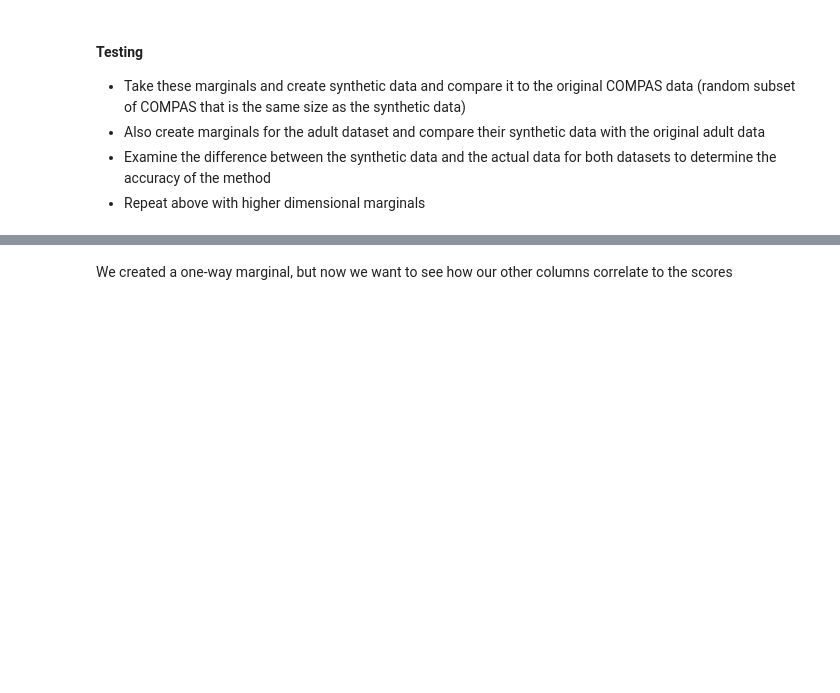
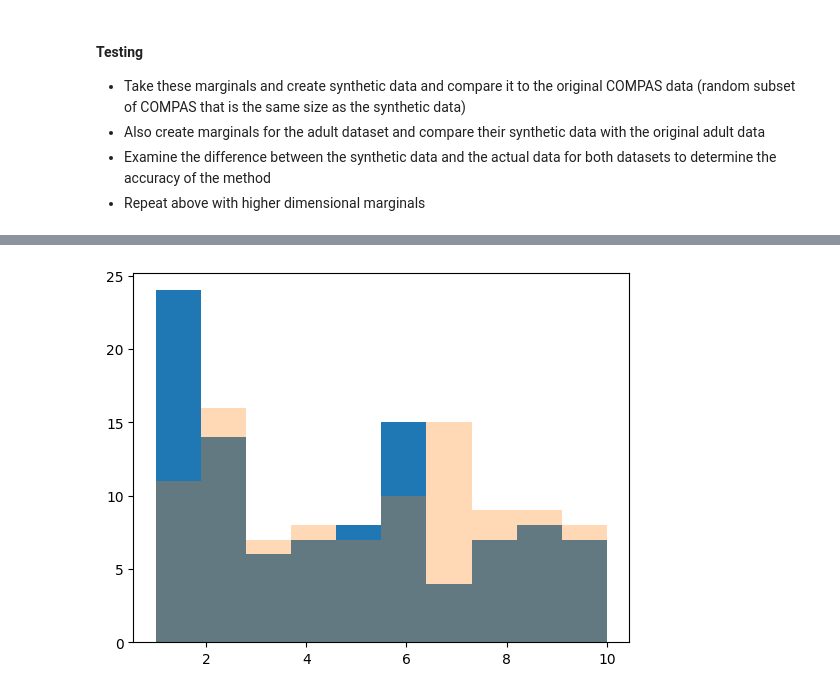
Before and after one commit to CFurch/cs3110-final-project, a Jupyter notebook: COMPAS Recidivism Analysis.ipynb, the cells around one changed output, grey strips where cells are left out. Drawn from its saved outputs; the diff is of its cells as text; code cells hidden in the pictures; blank space fills up the shorter version.

```diff
--- a/COMPAS Recidivism Analysis.ipynb
+++ b/COMPAS Recidivism Analysis.ipynb
@@ -198,3 +199,6 @@ syn_data
 100 rows × 2 columns
 # %%
 # Pull random sample data from the COMPAS dataset
+random_subset = [random.randrange(0, 18316) for x in range(100)]
+real_vals = compas.iloc[random_subset]
+real_vals['decile_score']
@@ -201,2 +218,7 @@ syn_data
 # %%
 # Compare syn_data hist to real_data hist
+plt.hist(syn_data['decile_score'])
+plt.hist(real_vals['decile_score'], alpha=0.3)
+plt.show()
+# %% [output]
+[figure, added]
@@ -203,4 +233,2 @@ syn_data
 # %%
 # Repeat the above for adult dataset
-# %% [markdown]
-We created a one-way marginal, but now we want to see how our other columns correlate to the scores
```
Also changed, not shown: parts of 4 cells of this notebook.
